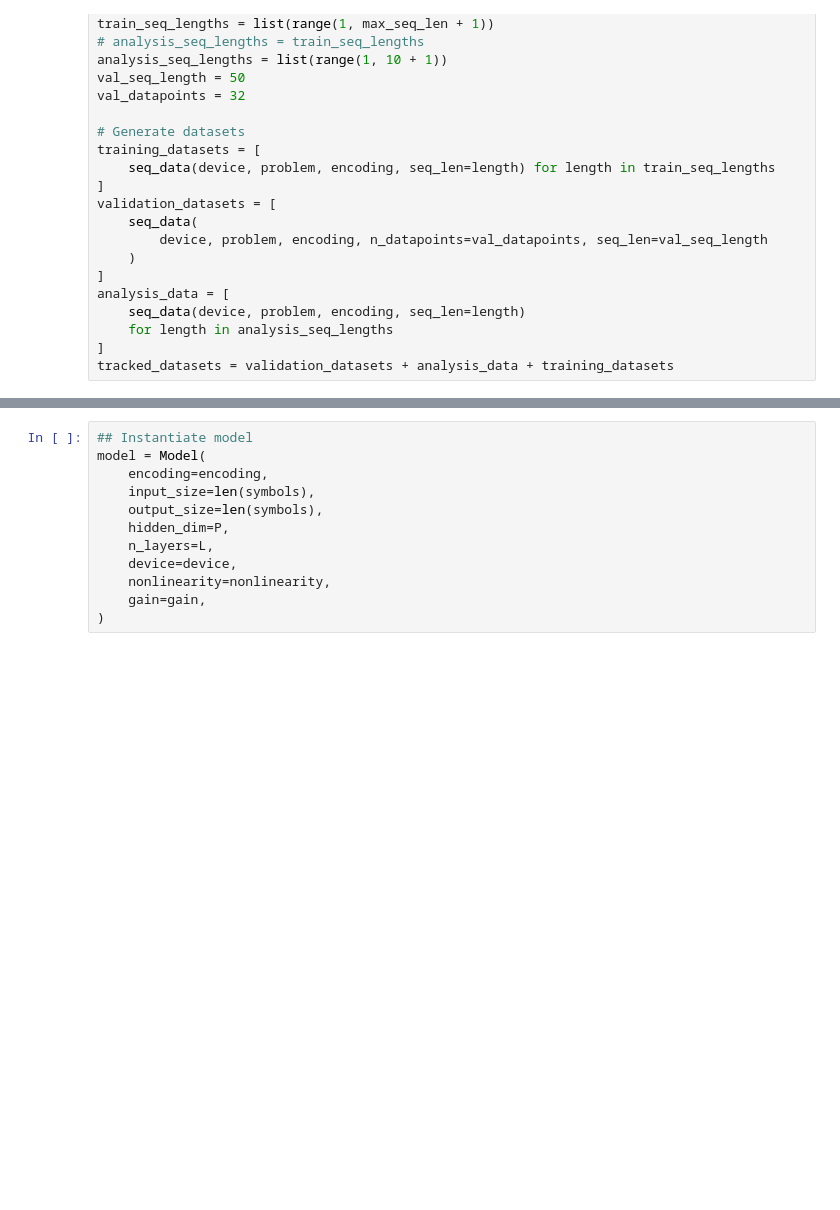
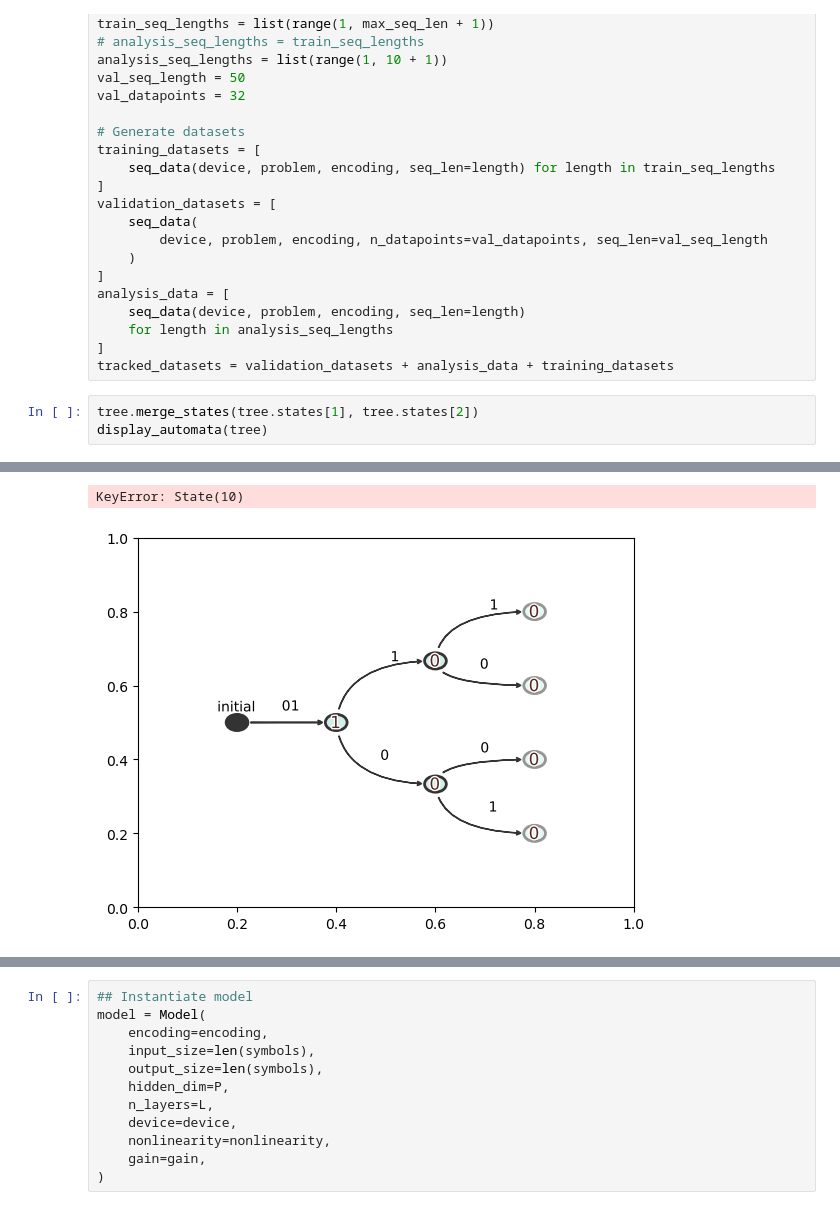
Before and after one commit to loekvanrossem/rnn_structure, a Jupyter notebook: parity/random.ipynb, the cells around one changed output, grey strips where cells are left out. Cells and saved outputs as stored; diff of their text form; blank space fills up the shorter version.

```diff
--- a/parity/random.ipynb
+++ b/parity/random.ipynb
@@ -91,3 +91,7 @@ analysis_data = [
     for length in analysis_seq_lengths
 ]
 tracked_datasets = validation_datasets + analysis_data + training_datasets
+# %%
+tree.merge_states(tree.states[1], tree.states[2])
+display_automata(tree)
+# %% [output]
@@ -94 +99,3 @@ tracked_datasets = validation_datasets + analysis_data + training_datasets
+KeyError: State(10)
+[figure, added]
 # %%
```
Also changed, not shown: parts of 5 cells of this notebook, 1 other file.
